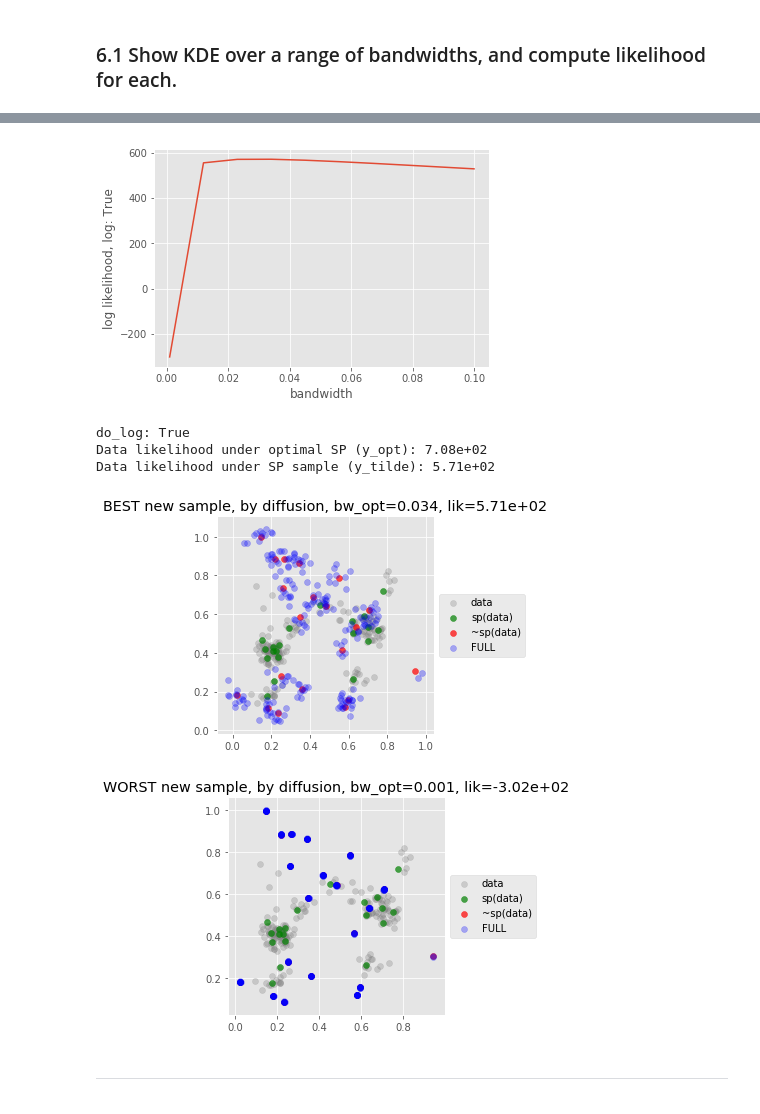
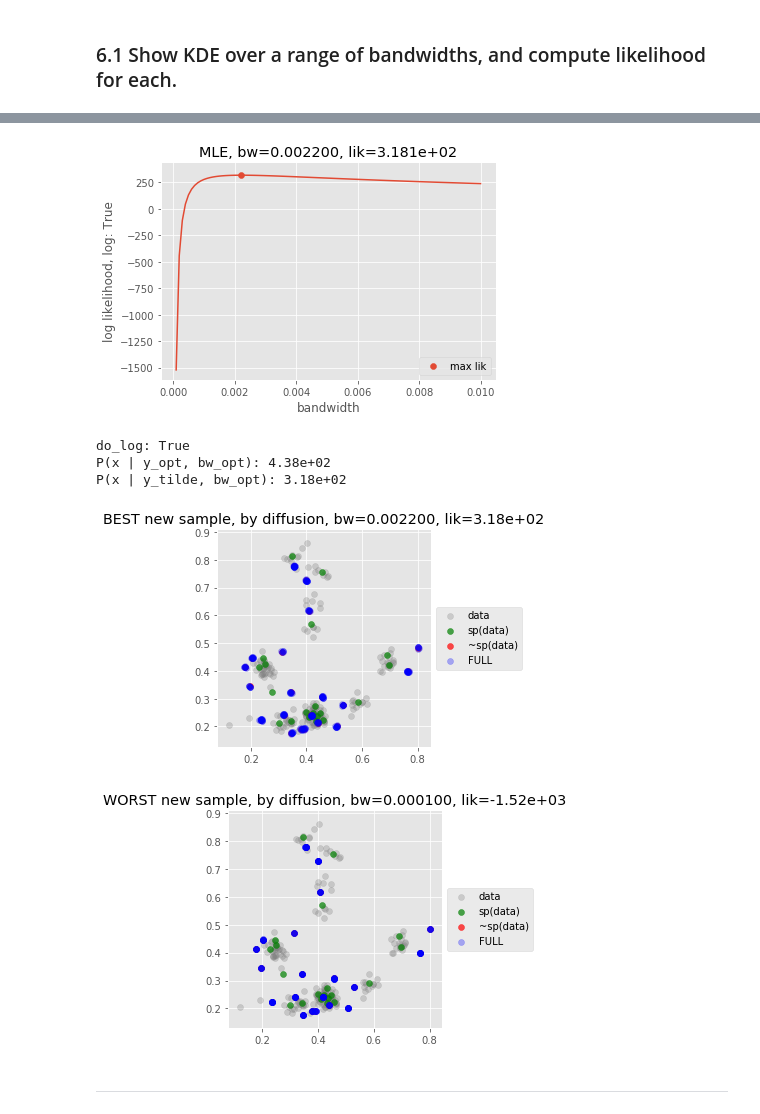
Before and after one commit to diesendruck/pv, a Jupyter notebook: mv_sp_privacy/src/sp_privacy.ipynb, the cells around one changed output, grey strips where cells are left out. Saved outputs shown, nothing was run; the diff lists cells and outputs as text; code cells hidden in the pictures.

```diff
--- a/mv_sp_privacy/src/sp_privacy.ipynb
+++ b/mv_sp_privacy/src/sp_privacy.ipynb
@@ -209,8 +216,8 @@ Diffusion count 28187, e_opt:  0.001301, e~: 0.100670, energy(y,y~): 0.100822, e
 ###  6.1  Show KDE over a range of bandwidths, and compute likelihood for each.
 # %%
 # Find optimal bandwidth using Maximum Likelihood.
-NUM_BANDWIDTHS = 10
-BW_HIGH, BW_LOW = 0.1, 0.001
+NUM_BANDWIDTHS = 100
+BW_HIGH, BW_LOW = 0.01, 0.0001
 BW_RANGE = np.linspace(BW_HIGH, BW_LOW, NUM_BANDWIDTHS)
 PLOT = 1
 
@@ -231,7 +238,7 @@ for i, bw in enumerate(BW_RANGE):
         bw_opt_lik = lik
         bw_opt = bw
 
-    if lik < bw_worst_lik:
+    if lik <= bw_worst_lik:
         bw_worst_lik = lik
         bw_worst = bw
 
@@ -239,25 +246,26 @@ for i, bw in enumerate(BW_RANGE):
 
 
 # Print and plot all bandwidth-likelihood pairs.
+max_bw_lik = bw_lik[np.argmax(bw_lik, axis=0)[1]]
+
 for bw, lik in bw_lik:
-    print('bw: {:.3f}, lik: {:.2e}'.format(bw, lik))
+    print('bw: {:.6f}, lik: {:.2e}'.format(bw, lik))
 plt.plot(bw_lik[:, 0], bw_lik[:, 1])
+plt.scatter(*max_bw_lik, label='max lik')
 plt.xlabel('bandwidth')
 plt.ylabel('log likelihood, log: {}'.format(do_log))
+plt.title('MLE, bw={:.6f}, lik={:.3e}'.format(max_bw_lik[0], max_bw_lik[1]))
+plt.legend()
 plt.show()
 
 
 # Compare to likelihoods of data and optimal support points.
-#lik_x, _ = mixture_model_likelihood(x, y_tilde, bw_opt)
 lik_y_opt, _ = mixture_model_likelihood(x, y_opt, bw_opt)
 lik_y_tilde, _ = mixture_model_likelihood(x, y_tilde, bw_opt)
-#lik_y_tilde_up, _ = mixture_model_likelihood(x, y_tilde_upsampled, bw_opt)
 
 print('do_log: {}'.format(do_log))
-#print('Likelihood of data (x): {:.2e}'.format(lik_x))
-print('Data likelihood under optimal SP (y_opt): {:.2e}'.format(lik_y_opt))
-print('Data likelihood under SP sample (y_tilde): {:.2e}'.format(lik_y_tilde))
-#print('Data likelihood under SP upsample (y_tilde_up): {:.2e}\n'.format(lik_y_tilde_up))
+print('P(x | y_opt, bw_opt): {:.2e}'.format(lik_y_opt))
+print('P(x | y_tilde, bw_opt): {:.2e}'.format(lik_y_tilde))
 
 
 # Plot results.
@@ -280,7 +288,7 @@ if PLOT:
     plt.scatter(new_sample[:, 0], new_sample[:, 1], c='blue', alpha=0.3,
                 label='FULL')
 
-    plt.title('BEST new sample, by {}, bw_opt={:.3f}, lik={:.2e}'.format(
+    plt.title('BEST new sample, by {}, bw={:.6f}, lik={:.2e}'.format(
         'diffusion', bw_opt, bw_opt_lik))
     plt.legend(loc='center left', bbox_to_anchor=(1, 0.5))
     plt.gca().set_aspect('equal', adjustable='box')
@@ -297,7 +305,7 @@ if PLOT:
     plt.scatter(new_sample_worst[:, 0], new_sample_worst[:, 1], c='blue',
                 alpha=0.3, label='FULL')
 
-    plt.title('WORST new sample, by {}, bw_opt={:.3f}, lik={:.2e}'.format(
+    plt.title('WORST new sample, by {}, bw={:.6f}, lik={:.2e}'.format(
         'diffusion', bw_worst, bw_worst_lik))
     plt.legend(loc='center left', bbox_to_anchor=(1, 0.5))
     plt.gca().set_aspect('equal', adjustable='box')
@@ -316,9 +331,9 @@ bw: 0.001, lik: -3.02e+02
-[figure, old version]
+[figure, new version]
 do_log: True
-Data likelihood under optimal SP (y_opt): 7.08e+02
-Data likelihood under SP sample (y_tilde): 5.71e+02
+P(x | y_opt, bw_opt): 4.38e+02
+P(x | y_tilde, bw_opt): 3.18e+02
-[figure, old version]
+[figure, new version]
-[figure, old version]
+[figure, new version]
 # %% [markdown]
 ____
 # %% [markdown]
```
Also changed, not shown: parts of 11 cells of this notebook, 2 other files.
